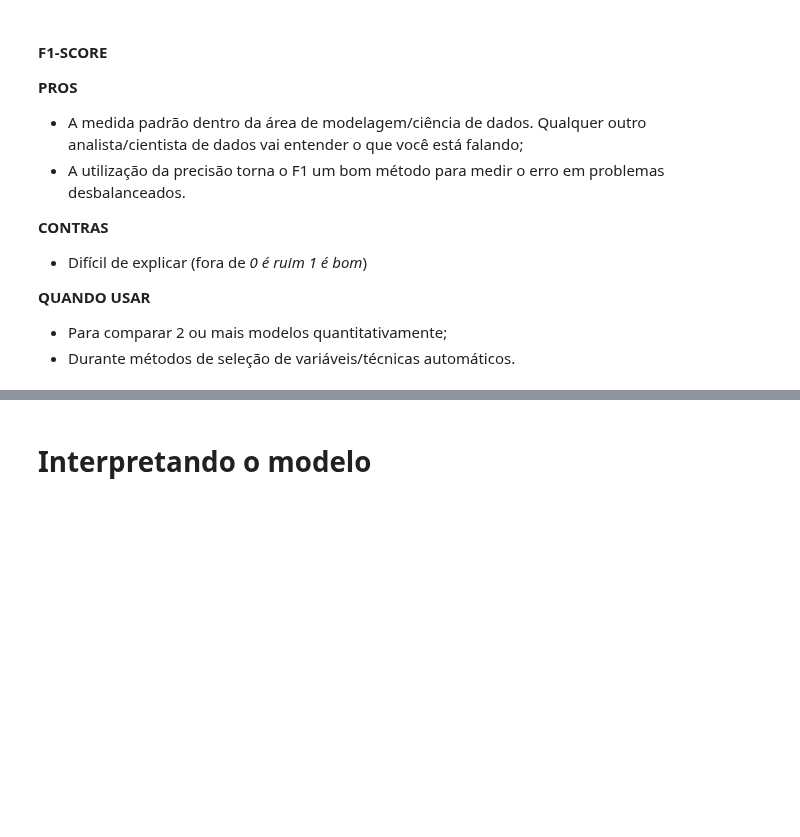
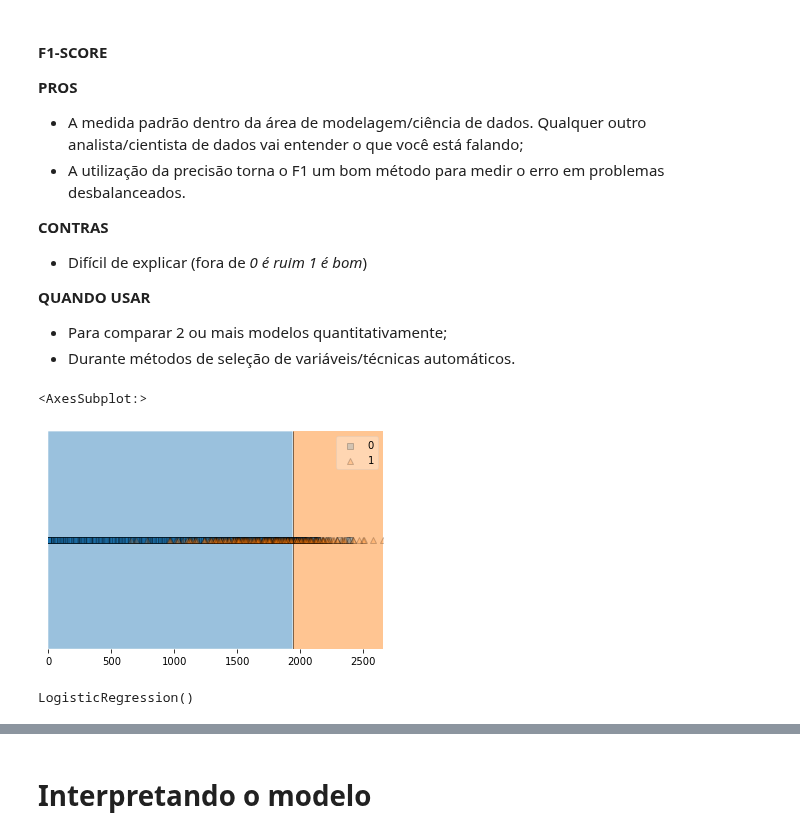
Before and after one commit to pedroteche-ih/64_PT_NOV202111, a Jupyter notebook: aulas/64 DA PT NOV-2021 Aula 20220329 Regressão Logistica.ipynb, the cells around one changed output, grey strips where cells are left out. Saved outputs shown, nothing was run; the diff lists cells and outputs as text; code cells hidden in the pictures; blank space fills up the shorter version.

```diff
--- a/aulas/64 DA PT NOV-2021 Aula 20220329 Regressão Logistica.ipynb
+++ b/aulas/64 DA PT NOV-2021 Aula 20220329 Regressão Logistica.ipynb
@@ -297,0 +448,12 @@ print(f1_score(y_true = tb_default['default_binary'],
+# %%
+plot_decision_regions(np.array(tb_default[['balance']]),
+                      np.array(tb_default['default_binary']),
+                      logistic, scatter_kwargs={'alpha':0.2})
+# %% [output]
+<AxesSubplot:>
+[figure, added]
+# %%
+logistic_2 = LogisticRegression()
+logistic_2.fit(np.array(tb_default[['balance', 'income']]), tb_default['default_binary'])
+# %% [output]
+LogisticRegression()
```
Also changed, not shown: parts of 69 cells of this notebook, 2 other files.
